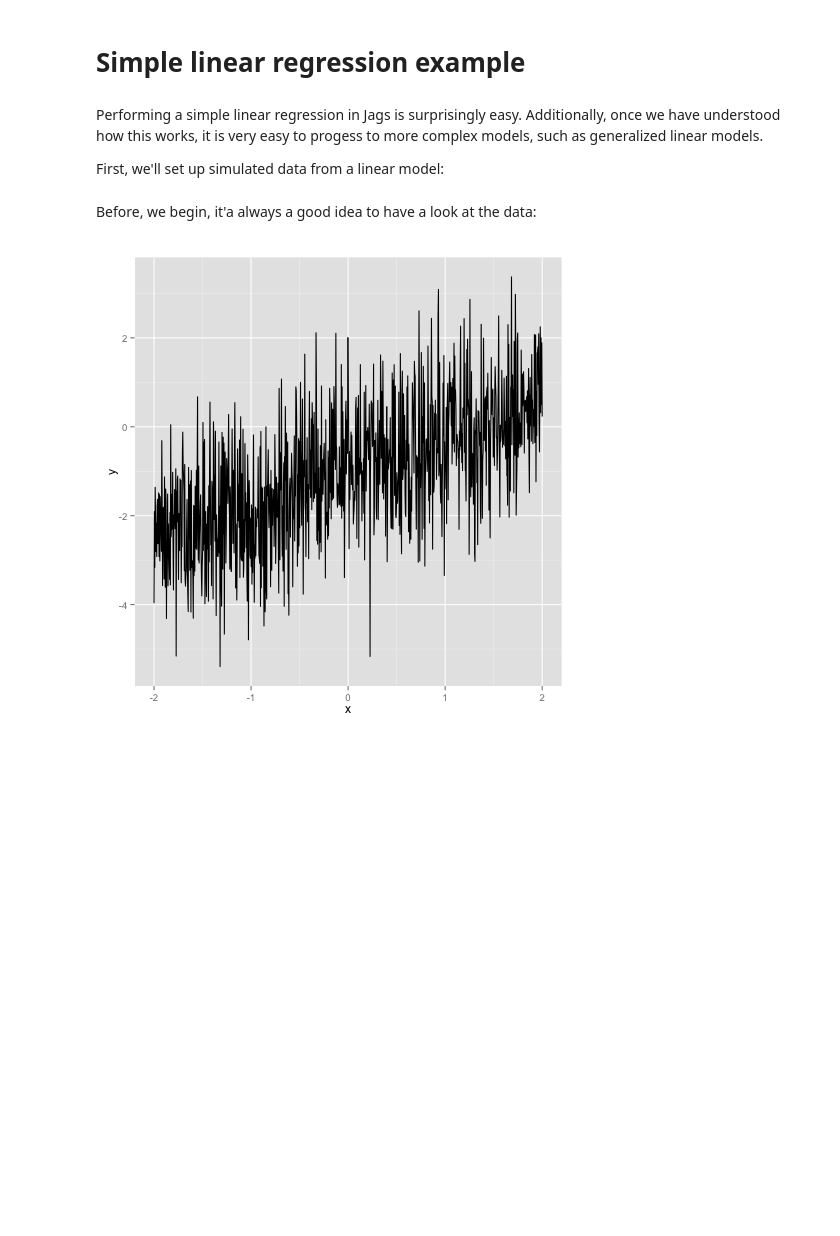
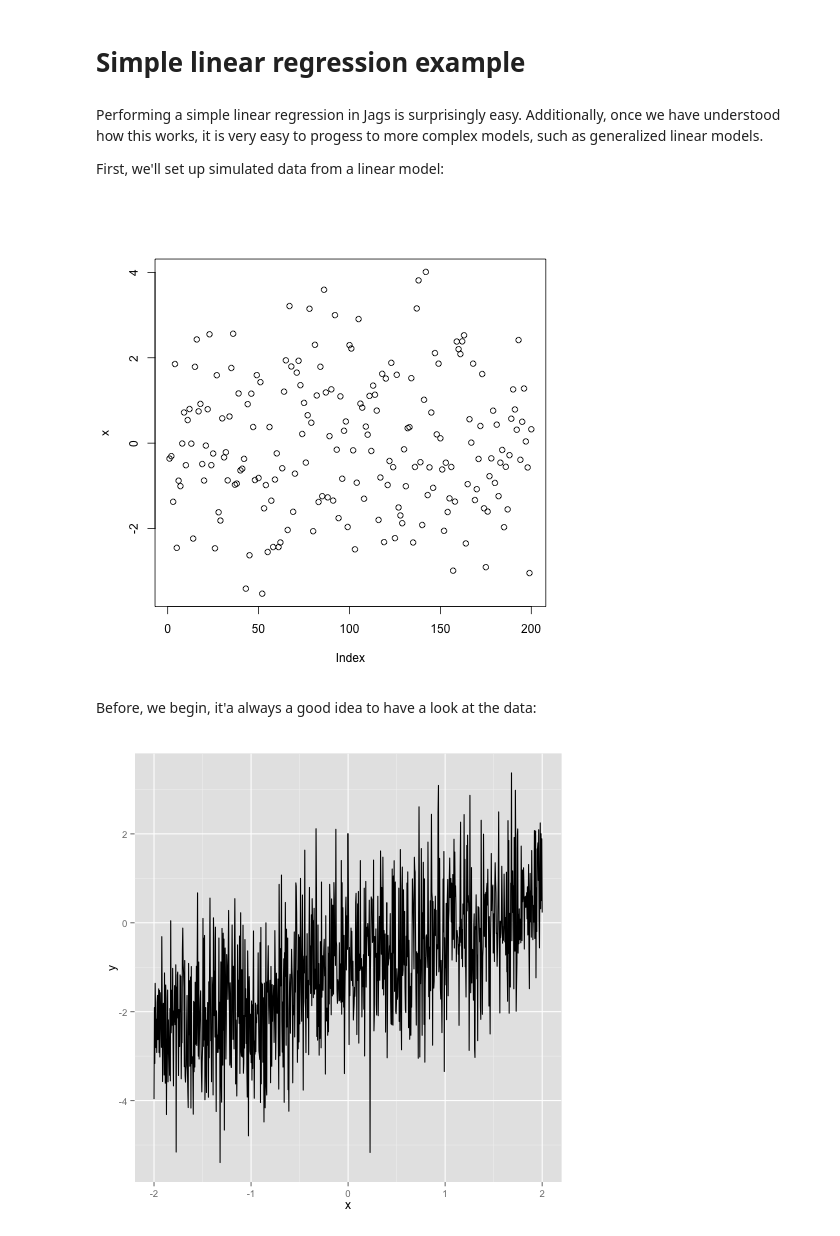
Before and after one commit to awellis/imu_workshop, a Jupyter notebook: notebooks/05_linear_regression.ipynb, the cells around one changed output. Saved outputs shown, nothing was run; the diff lists cells and outputs as text; code cells hidden in the pictures; blank space fills up the shorter version.

```diff
--- a/notebooks/05_linear_regression.ipynb
+++ b/notebooks/05_linear_regression.ipynb
@@ -7,7 +7,12 @@ First, we'll set up simulated data from a linear model:
 # %%
 N <- 1000 # number of observations
 
-x <- seq(from = -2, to = 2, length.out = N) # predictor variable
+# x <- seq(from = -2, to = 2, length.out = N) # predictor variable
+
+x <- rnorm(200, 0, 1.5) # predictor variable
+plot(x)
+# %% [output]
+[figure, added]
 # %%
 a <- -1 # intercept
 b <- 0.8 # slope
```
Also changed, not shown: 11 other files.
